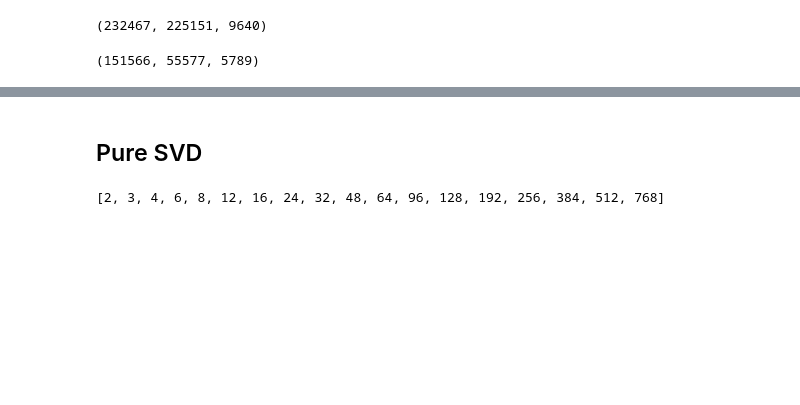
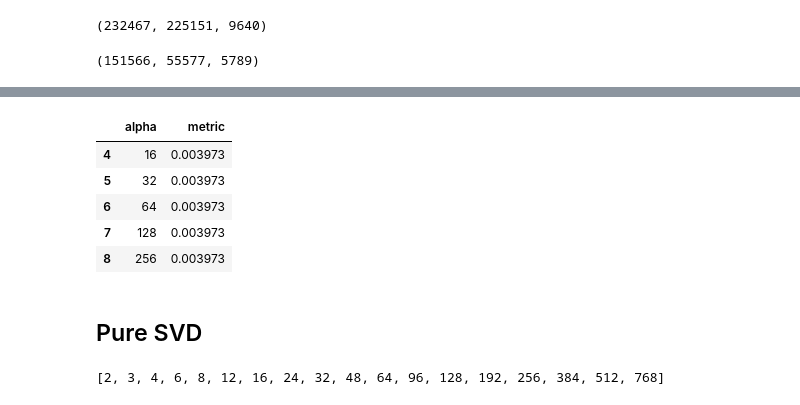
Before and after one commit to Dont-Care-Didnt-Ask/sequence-aware-similarity-for-recommendations, a Jupyter notebook: AmazonReviews.ipynb, the cells around one changed output, grey strips where cells are left out. Saved outputs shown, nothing was run; the diff lists cells and outputs as text; code cells hidden in the pictures; blank space fills up the shorter version.

```diff
--- a/AmazonReviews.ipynb
+++ b/AmazonReviews.ipynb
@@ -93,13 +82,0 @@ topn = 20
-# %%
-alphas = [2 ** p for p in range(9)]
-
-alpha2score = {}
-
-for a in alphas:
-    def damped_mean(ratings):
-        return sum(ratings) / (len(ratings) + a)
-
-    item2rating = trainval.groupby('itemid')["rating"].apply(damped_mean)
-    best_items = item2rating.nlargest(topn).index.values
-    popular_recs = np.ones((len(holdoutval), topn)) * best_items
-    alpha2score[a] = model_evaluate(popular_recs, holdoutval, data_description, topn)
@@ -116,0 +95,19 @@ plt.show()
+# %%
+alphas = [2 ** p for p in range(9)]
+
+popular_results = []
+
+for a in alphas:
+    def damped_mean(ratings):
+        return sum(ratings) / (len(ratings) + a)
+
+    item2rating = trainval.groupby('itemid')["rating"].apply(damped_mean)
+    best_items = item2rating.nlargest(topn).index.values
+    popular_recs = np.ones((len(holdoutval), topn)) * best_items
+    metric = model_evaluate(popular_recs, holdoutval, data_description, topn)
+
+    popular_results.append({
+        "alpha": a, "metric": metric
+    })
+
+popular_results = pd.DataFrame(popular_results)
@@ -117,3 +125,14 @@ plt.show()
+# %%
+popular_results = popular_results.sort_values("metric", ascending=False)
+
+popular_results.head()
+# %% [output]
+|  | alpha | metric |
+| 4 | 16 | 0.003973 |
+| 5 | 32 | 0.003973 |
+| 6 | 64 | 0.003973 |
+| 7 | 128 | 0.003973 |
+| 8 | 256 | 0.003973 |
 # %% [markdown]
 ## Pure SVD
 # %%
```
Also changed, not shown: parts of 20 cells of this notebook, 4 other files.
